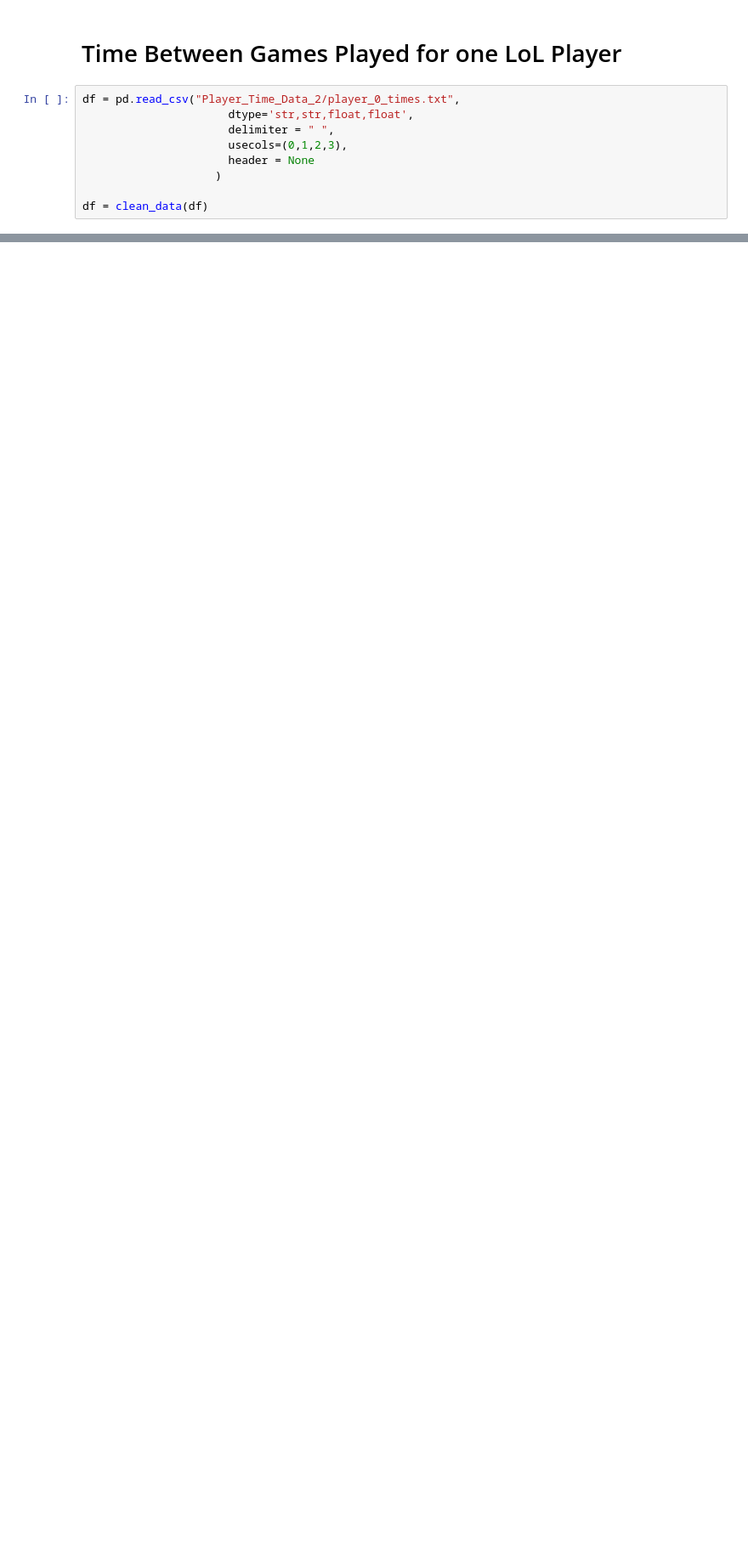
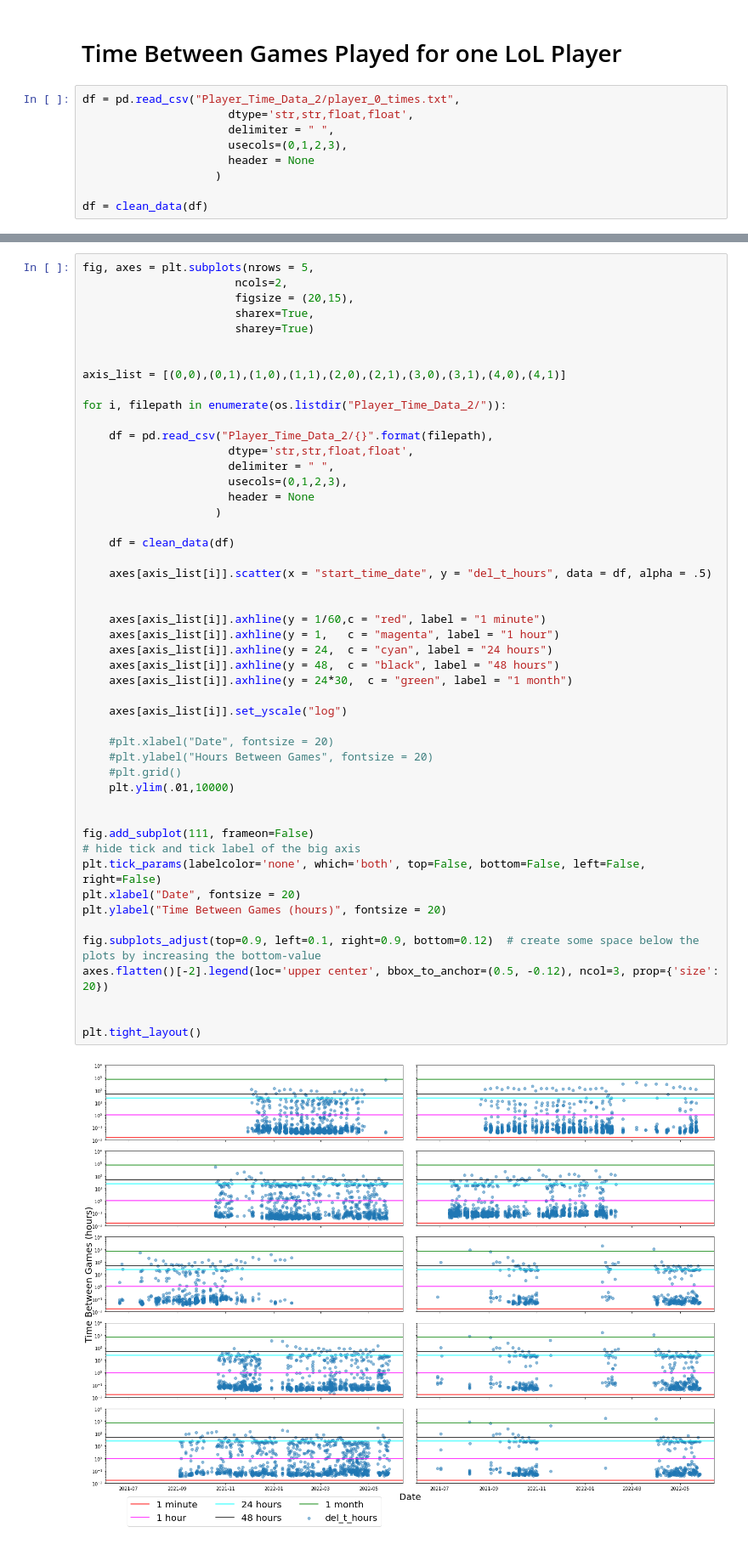
Before and after one commit to GitErickL/Summoner_Churn_Rate, a Jupyter notebook: Lol_Player_Churn_Rate_Analysis.ipynb, the cells around one changed output, grey strips where cells are left out. Shown: that part at 85% size. Saved outputs shown, nothing was run; the diff lists cells and outputs as text; blank space fills up the shorter version.

```diff
--- a/Lol_Player_Churn_Rate_Analysis.ipynb
+++ b/Lol_Player_Churn_Rate_Analysis.ipynb
@@ -210,0 +148,51 @@ plt.ylim(.01,10000)
+# %%
+fig, axes = plt.subplots(nrows = 5,
+                       ncols=2,
+                       figsize = (20,15),
+                       sharex=True,
+                       sharey=True)
+
+
+axis_list = [(0,0),(0,1),(1,0),(1,1),(2,0),(2,1),(3,0),(3,1),(4,0),(4,1)]
+
+for i, filepath in enumerate(os.listdir("Player_Time_Data_2/")):
+
+    df = pd.read_csv("Player_Time_Data_2/{}".format(filepath),
+                      dtype='str,str,float,float',
+                      delimiter = " ",
+                      usecols=(0,1,2,3),
+                      header = None
+                    )
+
+    df = clean_data(df)
+
+    axes[axis_list[i]].scatter(x = "start_time_date", y = "del_t_hours", data = df, alpha = .5)
+
+
+    axes[axis_list[i]].axhline(y = 1/60,c = "red", label = "1 minute")
+    axes[axis_list[i]].axhline(y = 1,   c = "magenta", label = "1 hour")
+    axes[axis_list[i]].axhline(y = 24,  c = "cyan", label = "24 hours")
+    axes[axis_list[i]].axhline(y = 48,  c = "black", label = "48 hours")
+    axes[axis_list[i]].axhline(y = 24*30,  c = "green", label = "1 month")
+
+    axes[axis_list[i]].set_yscale("log")
+
+    #plt.xlabel("Date", fontsize = 20)
+    #plt.ylabel("Hours Between Games", fontsize = 20)
+    #plt.grid()
+    plt.ylim(.01,10000)
+
+
+fig.add_subplot(111, frameon=False)
+# hide tick and tick label of the big axis
+plt.tick_params(labelcolor='none', which='both', top=False, bottom=False, left=False, right=False)
+plt.xlabel("Date", fontsize = 20)
+plt.ylabel("Time Between Games (hours)", fontsize = 20)
+
+fig.subplots_adjust(top=0.9, left=0.1, right=0.9, bottom=0.12)  # create some space below the plots by increasing the bottom-value
+axes.flatten()[-2].legend(loc='upper center', bbox_to_anchor=(0.5, -0.12), ncol=3, prop={'size': 20})
+
+
+plt.tight_layout()
+# %% [output]
+[figure, added]
```
Also changed, not shown: parts of 5 cells of this notebook, 4 other files.
